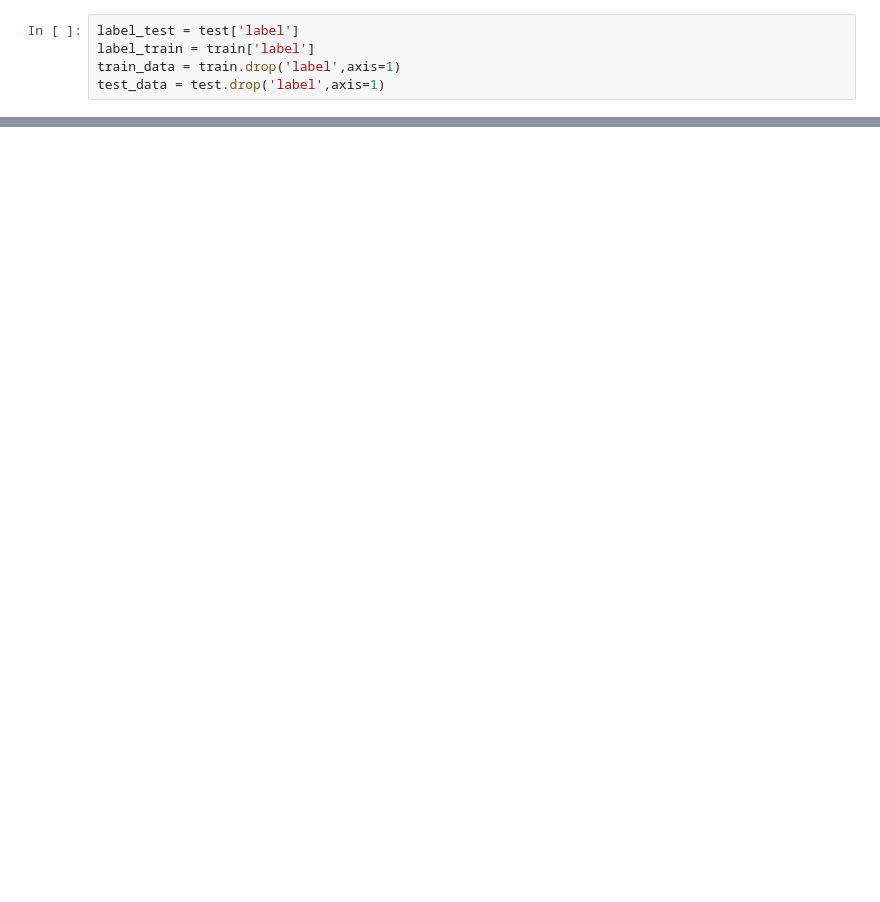
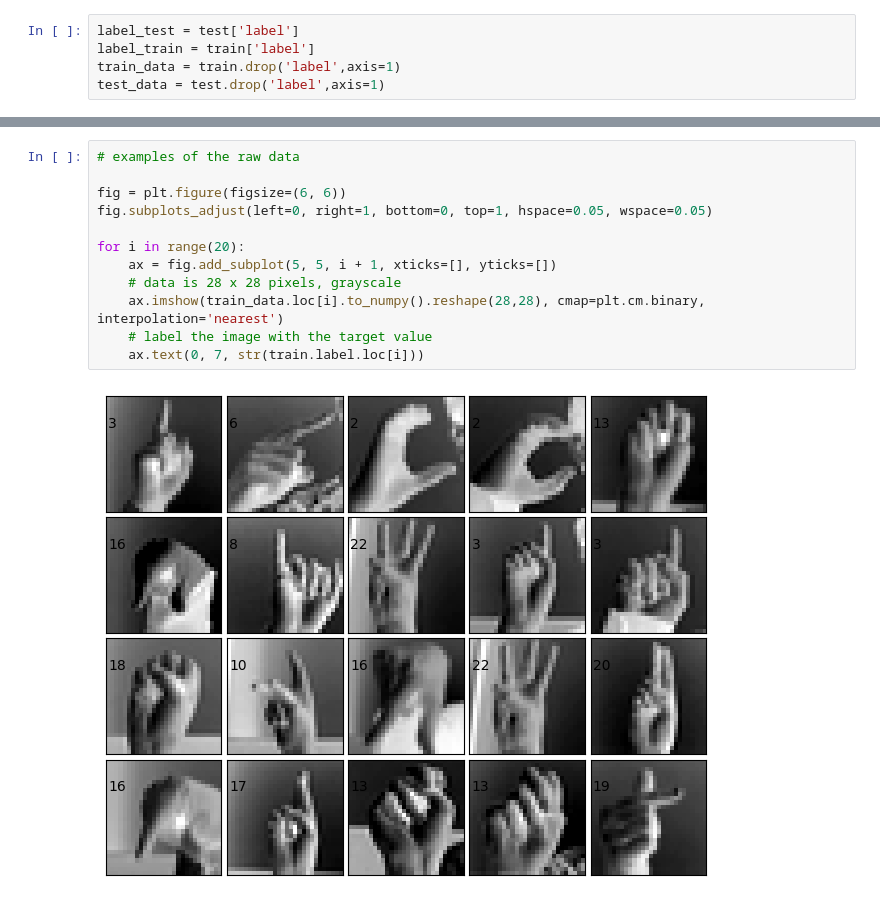
Before and after one commit to albracher/COGS-118B-Final-Project-Template-, a Jupyter notebook: analysis.ipynb, the cells around one changed output, grey strips where cells are left out. Cells and saved outputs as stored; diff of their text form; blank space fills up the shorter version.

```diff
--- a/analysis.ipynb
+++ b/analysis.ipynb
@@ -51,0 +161,14 @@ Name: label, Length: 7172, dtype: int64
+# %%
+# examples of the raw data
+
+fig = plt.figure(figsize=(6, 6))
+fig.subplots_adjust(left=0, right=1, bottom=0, top=1, hspace=0.05, wspace=0.05)
+
+for i in range(20):
+    ax = fig.add_subplot(5, 5, i + 1, xticks=[], yticks=[])
+    # data is 28 x 28 pixels, grayscale
+    ax.imshow(train_data.loc[i].to_numpy().reshape(28,28), cmap=plt.cm.binary, interpolation='nearest')
+    # label the image with the target value
+    ax.text(0, 7, str(train.label.loc[i]))
+# %% [output]
+[figure, added]
```
Also changed, not shown: parts of 7 cells of this notebook.
